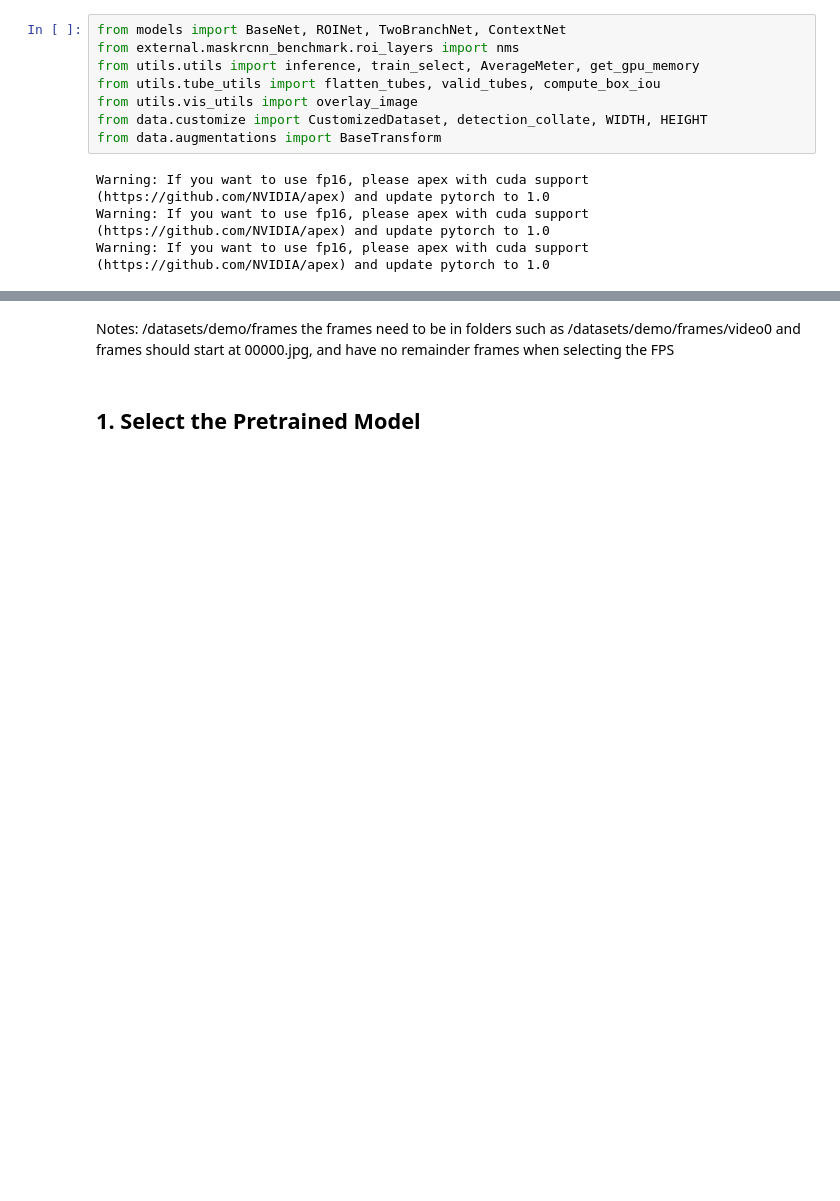
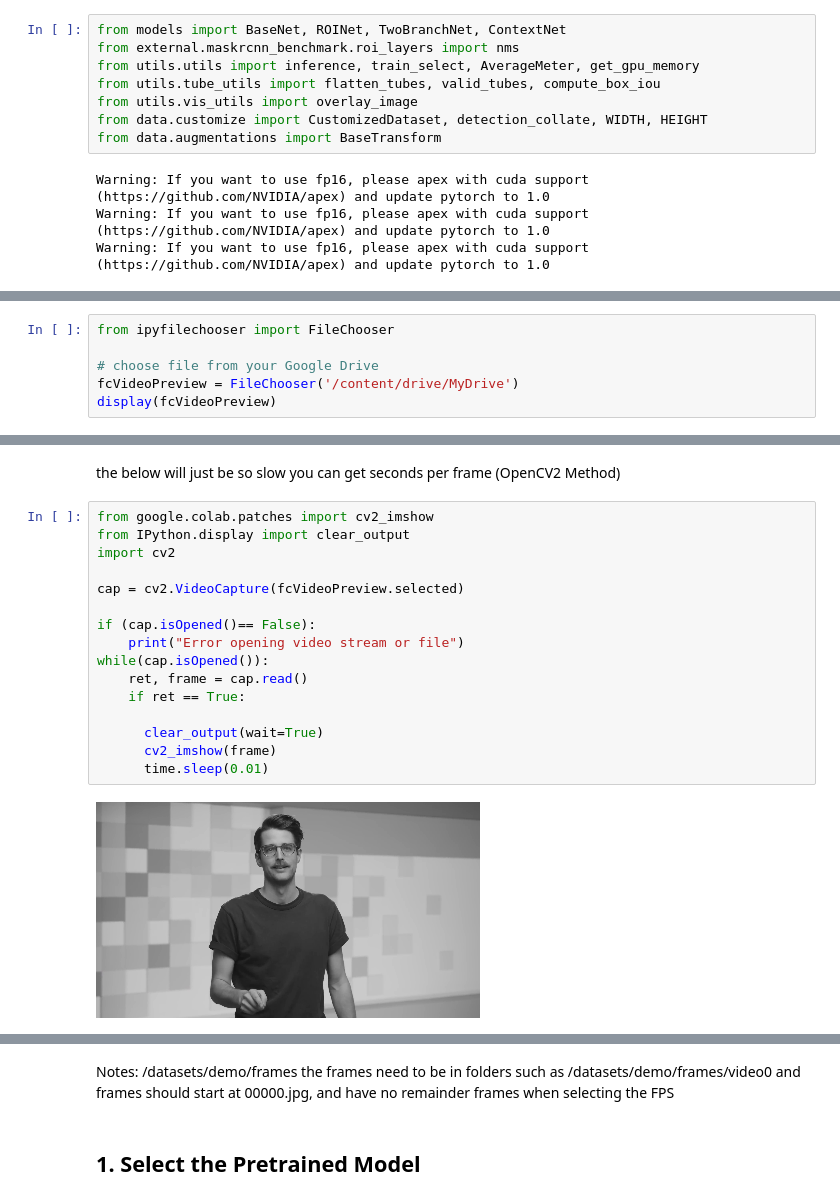
Before and after one commit to InfernoDragon0/NV_TSU_STEP, a Jupyter notebook: NV_TSU_STEP.ipynb, the cells around one changed output, grey strips where cells are left out. Drawn from its saved outputs; the diff is of its cells as text; blank space fills up the shorter version.

```diff
--- a/NV_TSU_STEP.ipynb
+++ b/NV_TSU_STEP.ipynb
@@ -95,0 +129,6 @@ Warning: If you want to use fp16, please apex with cuda support (https://github.
+# %%
+from ipyfilechooser import FileChooser
+
+# choose file from your Google Drive
+fcVideoPreview = FileChooser('/content/drive/MyDrive')
+display(fcVideoPreview)
@@ -95,0 +145,20 @@ Warning: If you want to use fp16, please apex with cuda support (https://github.
+# %% [markdown]
+the below will just be so slow you can get seconds per frame (OpenCV2 Method)
+# %%
+from google.colab.patches import cv2_imshow
+from IPython.display import clear_output
+import cv2
+
+cap = cv2.VideoCapture(fcVideoPreview.selected)
+
+if (cap.isOpened()== False):
+    print("Error opening video stream or file")
+while(cap.isOpened()):
+    ret, frame = cap.read()
+    if ret == True:
+
+      clear_output(wait=True)
+      cv2_imshow(frame)
+      time.sleep(0.01)
+# %% [output]
+[figure, added]
```
Also changed, not shown: parts of 23 cells of this notebook.
